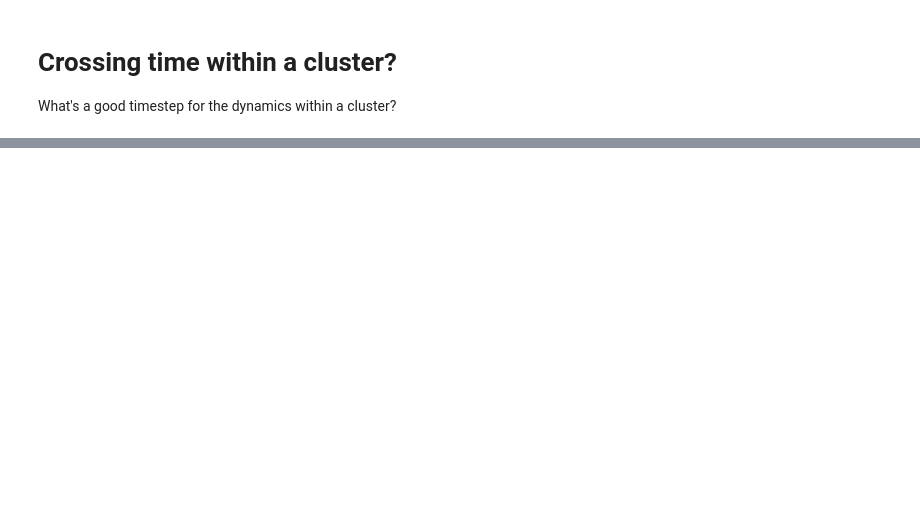
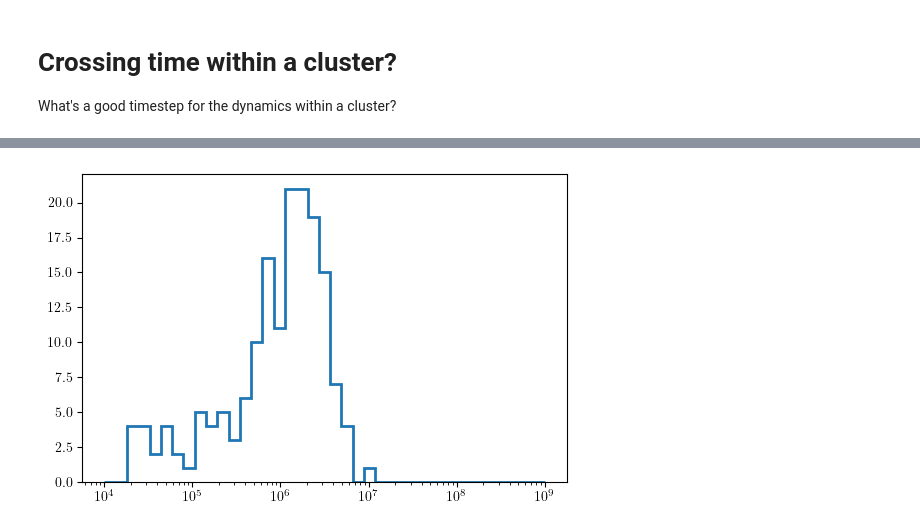
Before and after one commit to salvatore-ferrone/phd-thesis-ferrone, a Jupyter notebook: demos/numericalError/starParticles.ipynb, the cells around one changed output, grey strips where cells are left out. Cells and saved outputs as stored; diff of their text form; code cells hidden in the pictures; blank space fills up the shorter version.

```diff
--- a/demos/numericalError/starParticles.ipynb
+++ b/demos/numericalError/starParticles.ipynb
@@ -121,3 +140,12 @@ print(calc_time_per_step*NSTEPS*NP, "seconds")
+# %%
+
+
+bins = np.logspace(4,9,40)
+fig,axis = plt.subplots(1, 1, figsize=(8.25-2, 4))
+axis.hist(nsteps, bins=bins, histtype='step', lw=2, color='tab:blue')
+axis.set_xscale('log')
+# %% [output]
+[figure, added]
 # %%
 tstrippy.integrator.deallocate()
 tstrippy.integrator.setinitialkinematics(*initialkinetmatics)
```
Also changed, not shown: parts of 22 cells of this notebook, 1 other file.
